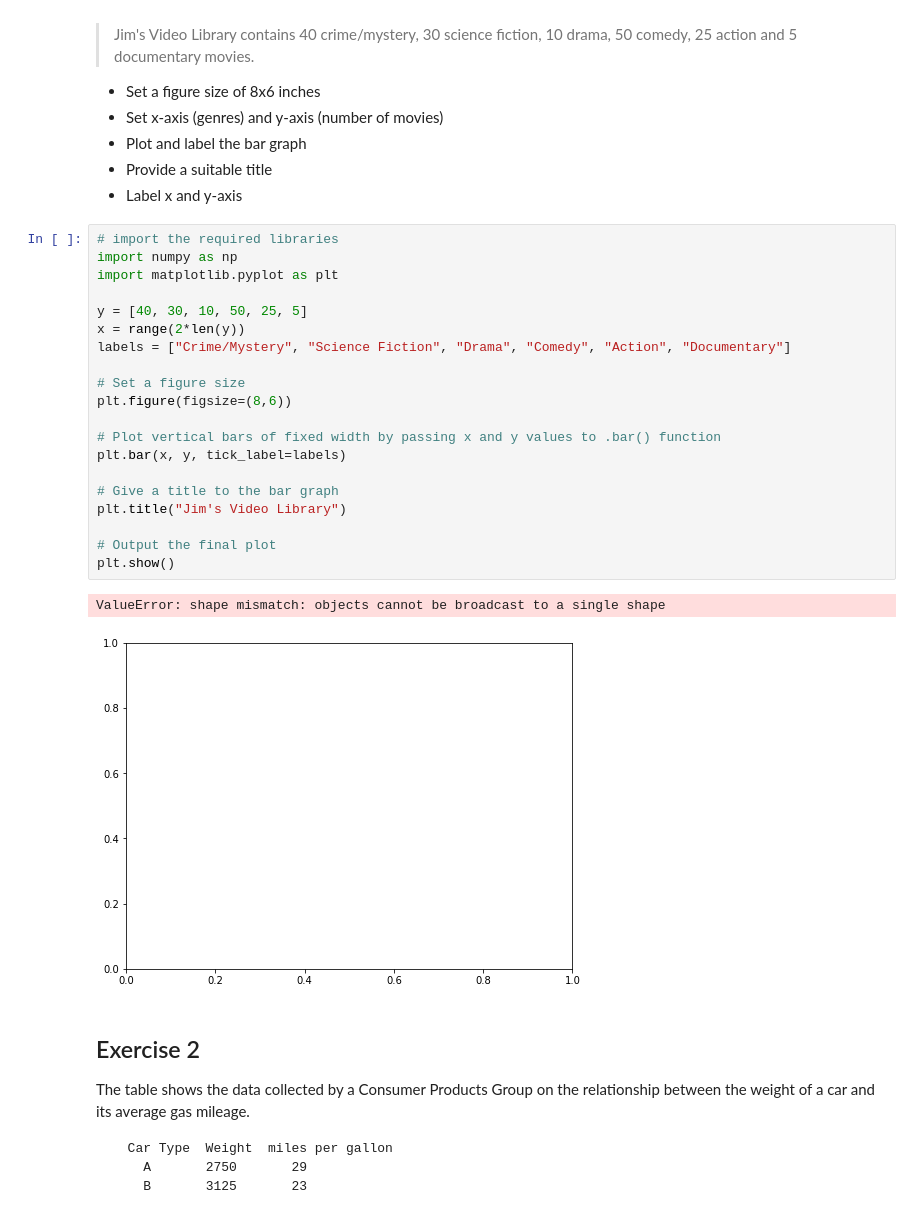
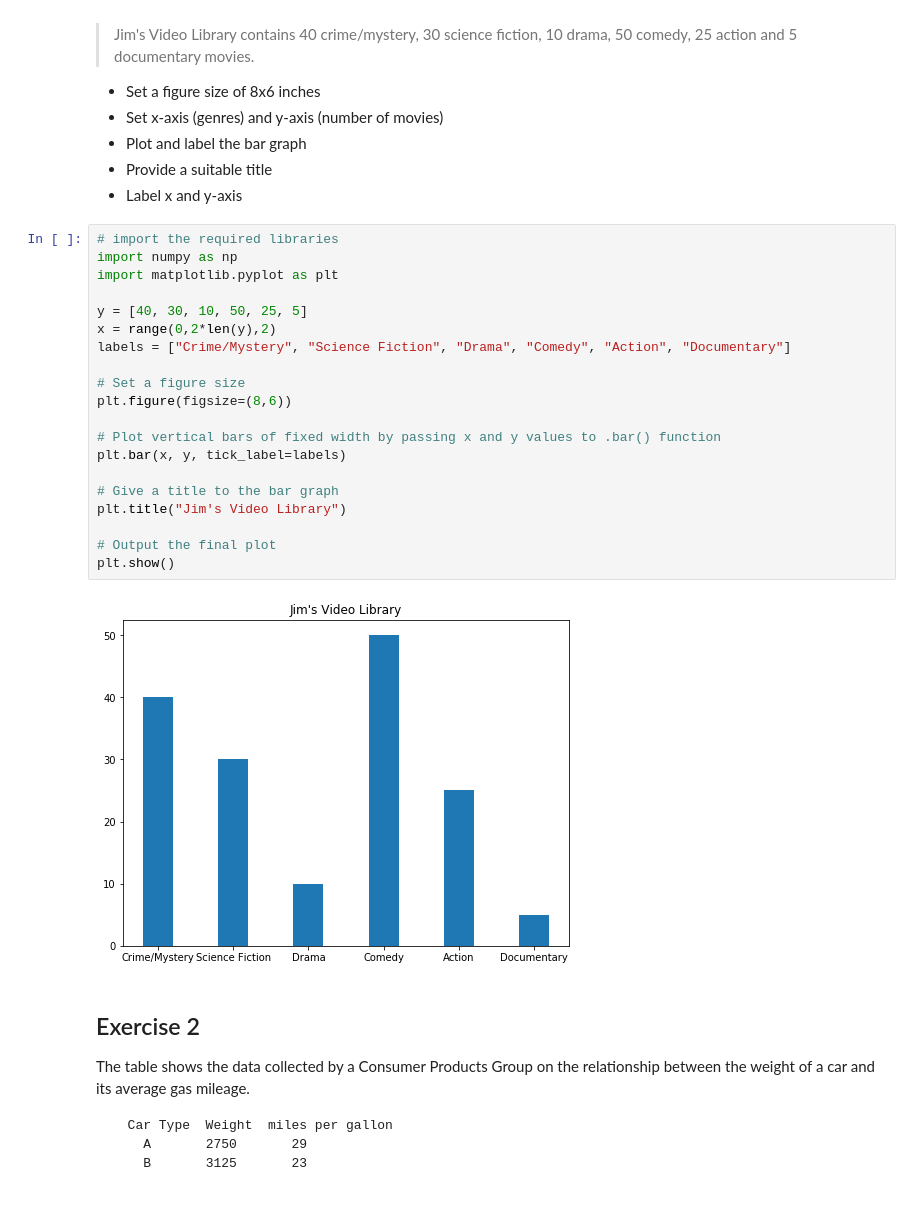
Before and after one commit to npschafer/dsc-data-viz-lab-houston-ds-042219, a Jupyter notebook: index.ipynb, the cells around one changed output. Cells and saved outputs as stored; diff of their text form.

```diff
--- a/index.ipynb
+++ b/index.ipynb
@@ -23,26 +23,25 @@ Make a vertical bar graph using `plt.bar()` for the following set of data:
 # %%
 # import the required libraries
 import numpy as np
 import matplotlib.pyplot as plt
 
 y = [40, 30, 10, 50, 25, 5]
-x = range(2*len(y))
+x = range(0,2*len(y),2)
 labels = ["Crime/Mystery", "Science Fiction", "Drama", "Comedy", "Action", "Documentary"]
 
 # Set a figure size
 plt.figure(figsize=(8,6))
 
 # Plot vertical bars of fixed width by passing x and y values to .bar() function
 plt.bar(x, y, tick_label=labels)
 
 # Give a title to the bar graph
 plt.title("Jim's Video Library")
 
 # Output the final plot
 plt.show()
 # %% [output]
-ValueError: shape mismatch: objects cannot be broadcast to a single shape
-[figure, old version]
+[figure, new version]
 # %% [markdown]
 ## Exercise 2
 
```
